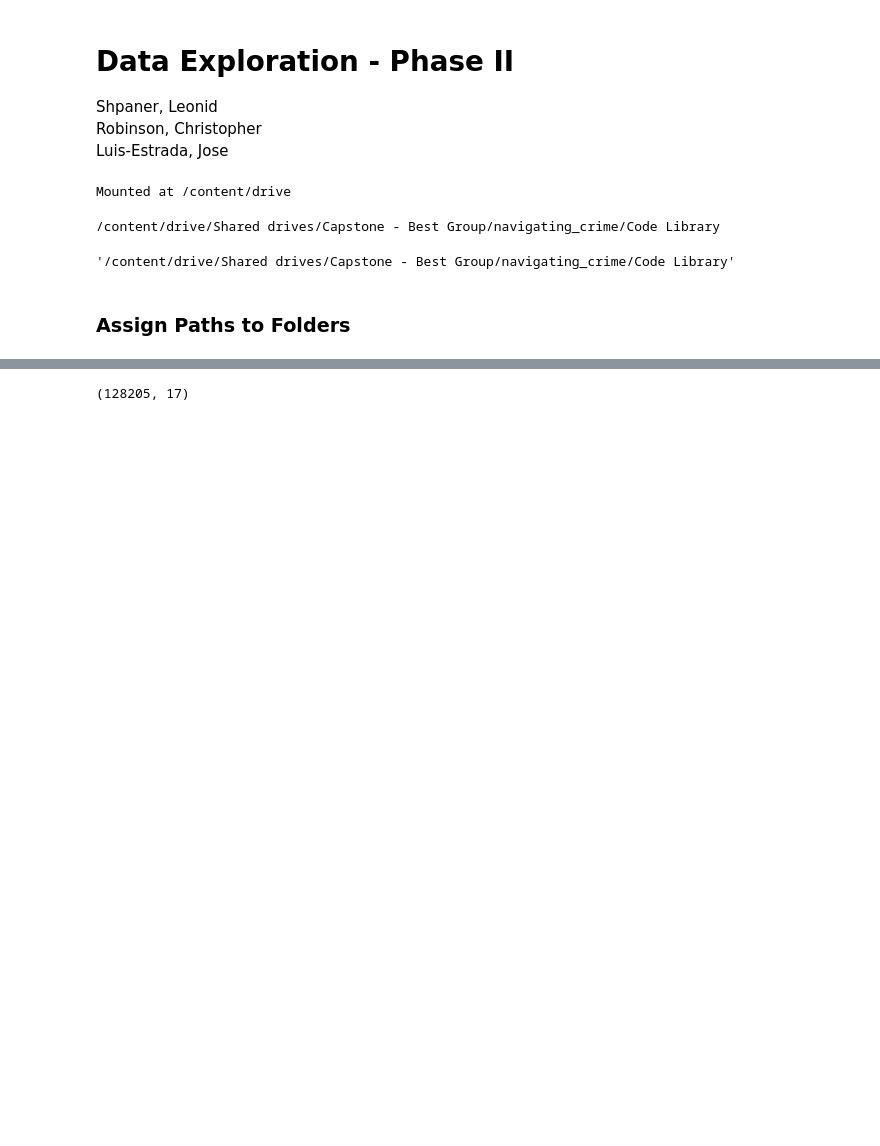
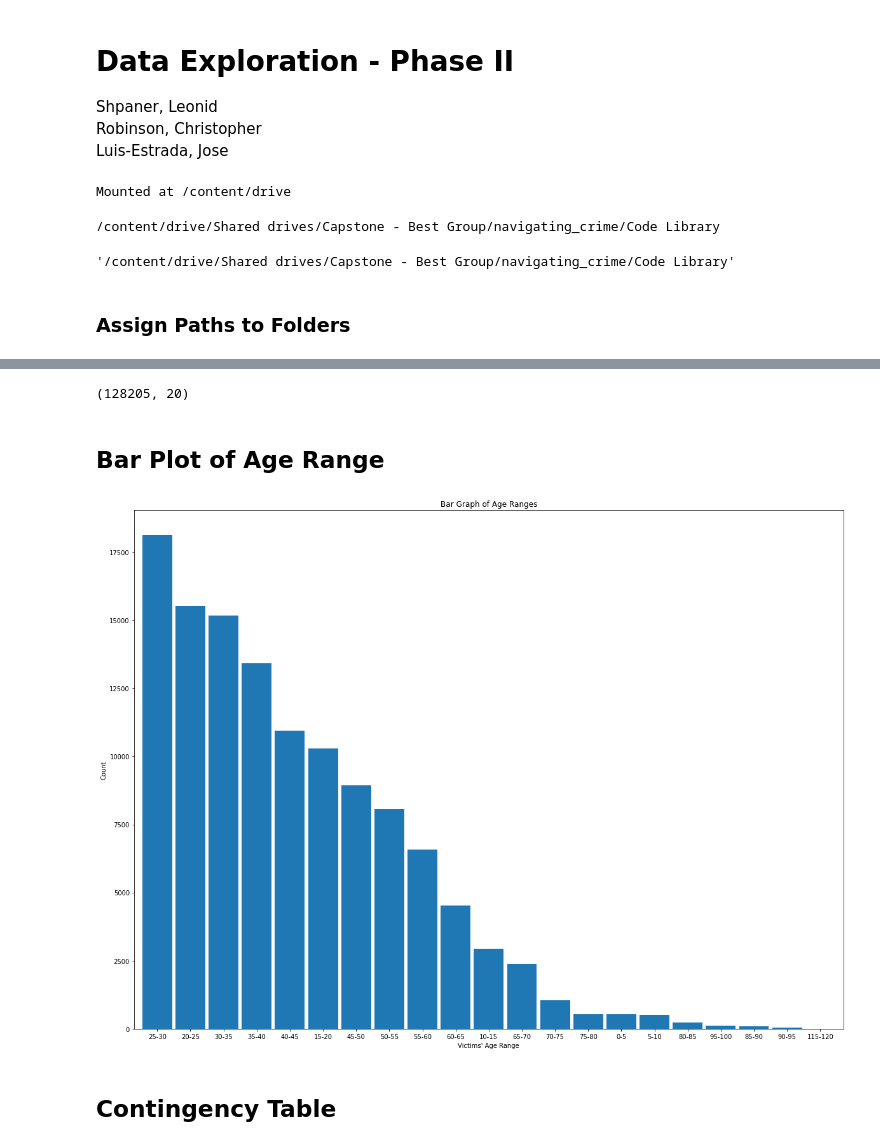
Before and after one commit to MSADS-Capstone/navigating_crime, a Jupyter notebook: Code Library/data_exploration_phase2.ipynb, the cells around one changed output, grey strips where cells are left out. Saved outputs shown, nothing was run; the diff lists cells and outputs as text; code cells hidden in the pictures; blank space fills up the shorter version.

Commit message:
updated data_exp_phase2 nb and bar_plot.py file

```diff
--- a/Code Library/data_exploration_phase2.ipynb
+++ b/Code Library/data_exploration_phase2.ipynb
@@ -40,7 +43,9 @@ data_path2 = '/content/drive/Shareddrives/Capstone - Best Group/navigating_crime
 # path to the image library
 image_path = '/content/drive/Shareddrives/Capstone - Best Group/navigating_crime'\
           + '/Image Folder'
+# %%
+# bring in original dataframe only for join purposes
+df = pd.read_csv(data_path1, low_memory=False).set_index('OBJECTID')
 # %%
 # read in the training .csv file to a dataframe using pandas
-df_ml = pd.read_csv(data_path2 + 'train_set.csv', low_memory=False)
-df_ml.head()
+df_eda = pd.read_csv(data_path2 + 'eda_set.csv', low_memory=False).set_index('OBJECTID')
@@ -62,0 +80,4 @@ Index(['OBJECTID', 'Zip_Code', 'Accuracy', 'Crime_Cost', 'StreetOID', 'DR_NO',
+# %%
+df_eda = df_eda.join(df['Status_Desc'], how='left', lsuffix='left', rsuffix='right')
+df_eda = df_eda.join(df['Type'], how='left', lsuffix='left', rsuffix='right')
+df_eda.head()
@@ -63,5 +92,18 @@ Index(['OBJECTID', 'Zip_Code', 'Accuracy', 'Crime_Cost', 'StreetOID', 'DR_NO',
 # %%
 # re-inspect the shape of the dataframe. This is also done on EDA file.
-df_ml.shape
+df_eda.shape
 # %% [output]
-(128205, 17)
+(128205, 20)
+# %% [markdown]
+## Bar Plot of Age Range
+# %%
+# this bar_plot library was created as a bar_plot.py file during the EDA Phase I
+# stage; it can be acccessed in that respective notebook
+from bar_plot import bar_plot
+bar_plot(20,15, df_eda, False, 'bar', 'Bar Graph of Age Ranges', 0,
+         "Victims' Age Range", 'Count', 'age_bin', 100)
+plt.savefig(image_path + '/age_range_bargraph.png', bbox_inches = 'tight')
+# %% [output]
+[figure, added]
+# %% [markdown]
+## Contingency Table
```
Also changed, not shown: parts of 18 cells of this notebook, 5 other files.
